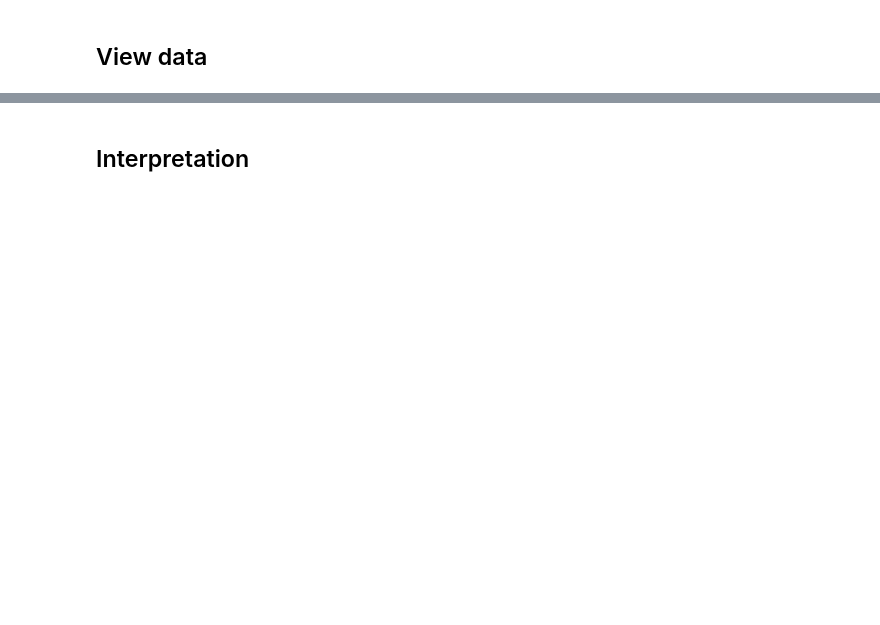
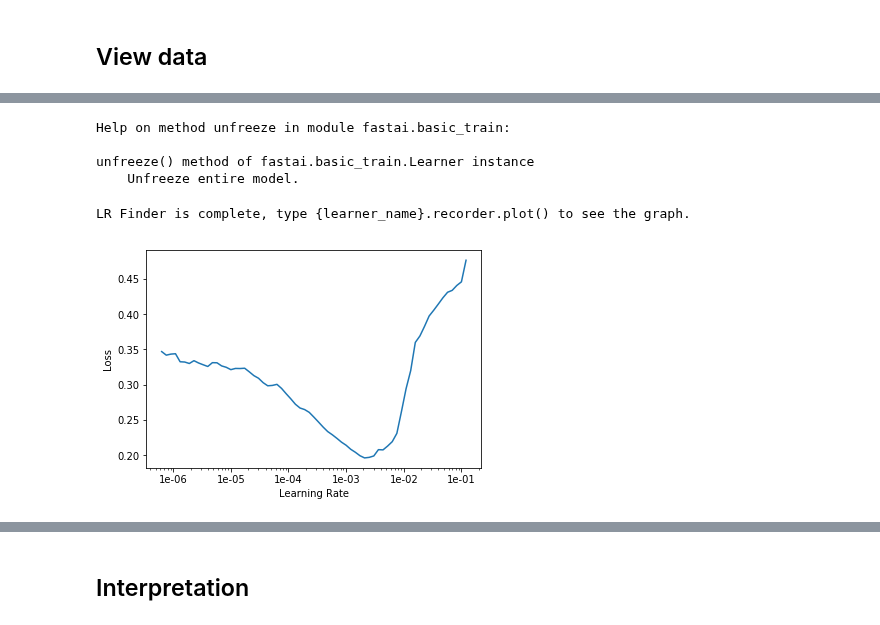
Before and after one commit to flyinacres/fastai-coursework, a Jupyter notebook: fastai-v3-lesson-2.ipynb, the cells around one changed output, grey strips where cells are left out. Cells and saved outputs as stored; diff of their text form; code cells hidden in the pictures; blank space fills up the shorter version.

```diff
--- a/fastai-v3-lesson-2.ipynb
+++ b/fastai-v3-lesson-2.ipynb
@@ -111,2 +199,2 @@ Then we can remove any images that can't be opened:
 # %%
-#learn = create_cnn(data, models.resnet34, metrics=error_rate)
+learn = create_cnn(data, models.resnet34, metrics=error_rate)
@@ -113,2 +203,2 @@ Then we can remove any images that can't be opened:
 # %%
-#learn.fit_one_cycle(4)
+learn.fit_one_cycle(4)
@@ -117,2 +216,7 @@ Then we can remove any images that can't be opened:
 # %%
-#learn.unfreeze()
+help(learn.unfreeze)
+# %% [output]
+Help on method unfreeze in module fastai.basic_train:
+
+unfreeze() method of fastai.basic_train.Learner instance
+    Unfreeze entire model.
@@ -121,3 +223,9 @@ Then we can remove any images that can't be opened:
+# %%
+learn.lr_find()
+# %% [output]
+LR Finder is complete, type {learner_name}.recorder.plot() to see the graph.
 # %%
-#learn.recorder.plot()
+learn.recorder.plot()
+# %% [output]
+[figure, added]
 # %%
```
Also changed, not shown: parts of 24 cells of this notebook.
